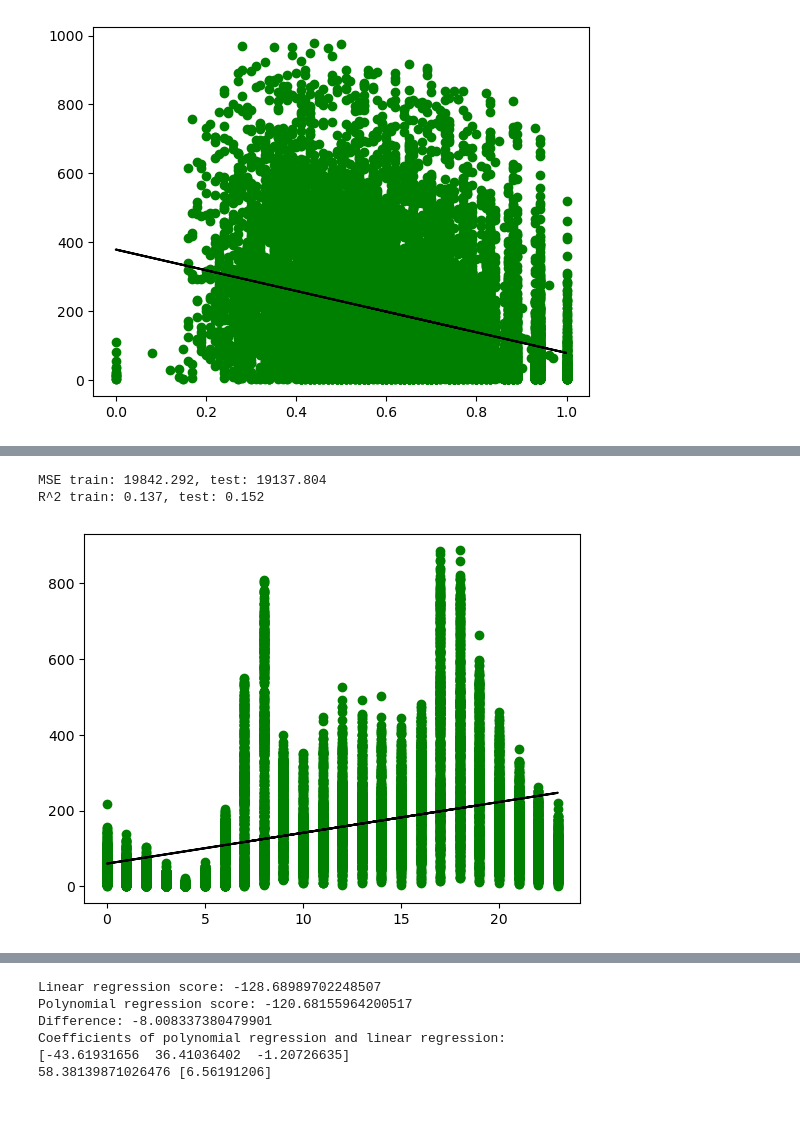
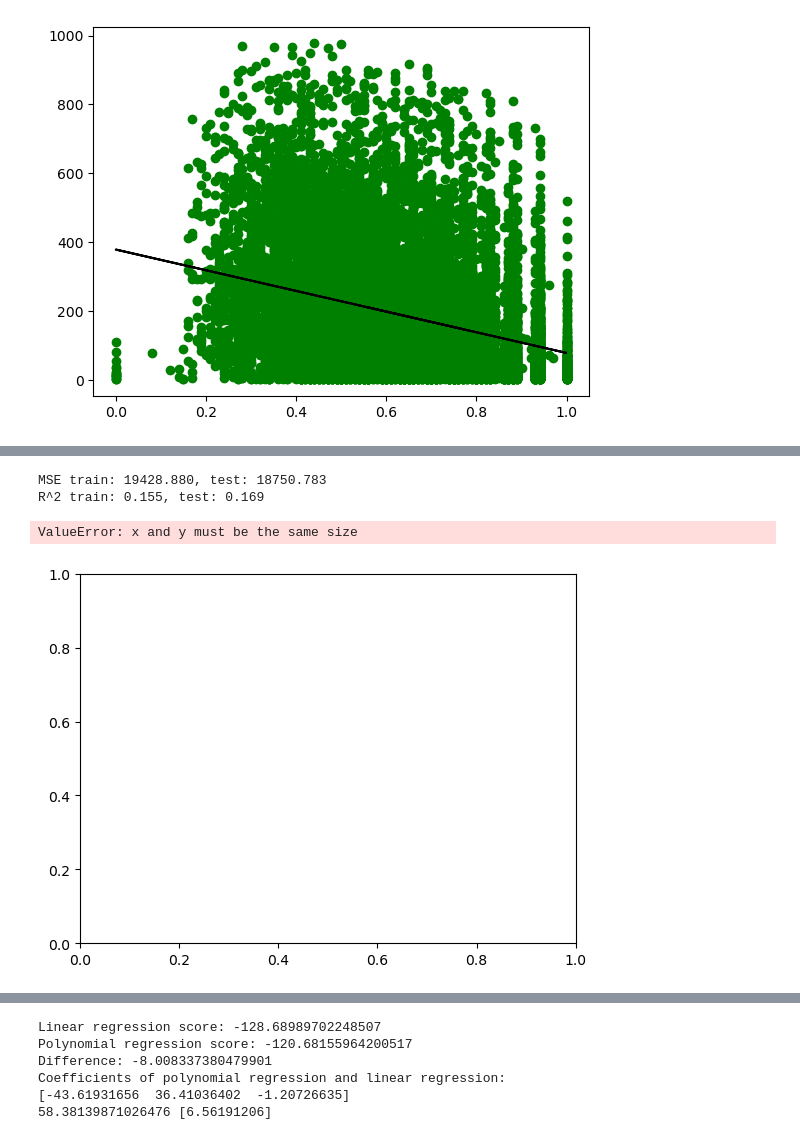
Before and after one commit to cdb8675309/Sprint-1, a Jupyter notebook: P3_S1.ipynb, the cells around one changed output, grey strips where cells are left out. Saved outputs shown, nothing was run; the diff lists cells and outputs as text; code cells hidden in the pictures; blank space fills up the shorter version.

```diff
--- a/P3_S1.ipynb
+++ b/P3_S1.ipynb
@@ -1025,0 +1053,8 @@ R^2 train: 0.102, test: 0.115
+# %%
+qr_df = pd.DataFrame(cabi_hr.drop(columns=['dteday', 'season', 'yr', 'mnth', 'holiday', 'weekday',
+                                           'is_workingday', 'weathersit', 'season_name', 'dayname',
+                                           'is_holiday', 'weathersit_desc',
+                                            'instant', 'temp', 'atemp', 'hum',
+                                           'windspeed', 'casual', 'year',
+                                           'registered', 'cnt', 'temp_in_c']))
+qr_df
@@ -1034,36 +1083,36 @@ from matplotlib import pyplot as plt
 from sklearn.metrics import r2_score
 from sklearn.metrics import mean_absolute_error, mean_squared_error
 
-
-X = np.array(cabi_hr['hr']).reshape((-1, 1))
+X = qr_df
 y = cabi_hr['registered']
 x_train, x_test, y_train, y_test = train_test_split(
     X, y, test_size=0.2, random_state=10)
 
 # Fit a pipeline using Training dataset and related labels
 #
 pipeline = make_pipeline(LinearRegression())
 pipeline.fit(x_train, y_train)
 #
 # Calculate the predicted value for training and test dataset
 #
 y_train_pred = pipeline.predict(x_train)
 y_test_pred = pipeline.predict(x_test)
 #
 # Mean Squared Error
 #
 print('MSE train: %.3f, test: %.3f' % (mean_squared_error(
     y_train, y_train_pred), mean_squared_error(y_test, y_test_pred)))
 #
 # R-Squared
 #
 print('R^2 train: %.3f, test: %.3f' %
       (r2_score(y_train, y_train_pred), r2_score(y_test, y_test_pred)))
 plt.scatter(x_train, y_train,color='g')
 plt.plot(x_test, y_test_pred,color='k')
 
 plt.show()
 # %% [output]
-MSE train: 19842.292, test: 19137.804
-R^2 train: 0.137, test: 0.152
+MSE train: 19428.880, test: 18750.783
+R^2 train: 0.155, test: 0.169
+ValueError: x and y must be the same size
-[figure, old version]
+[figure, new version]
```
Also changed, not shown: parts of 16 cells of this notebook.
